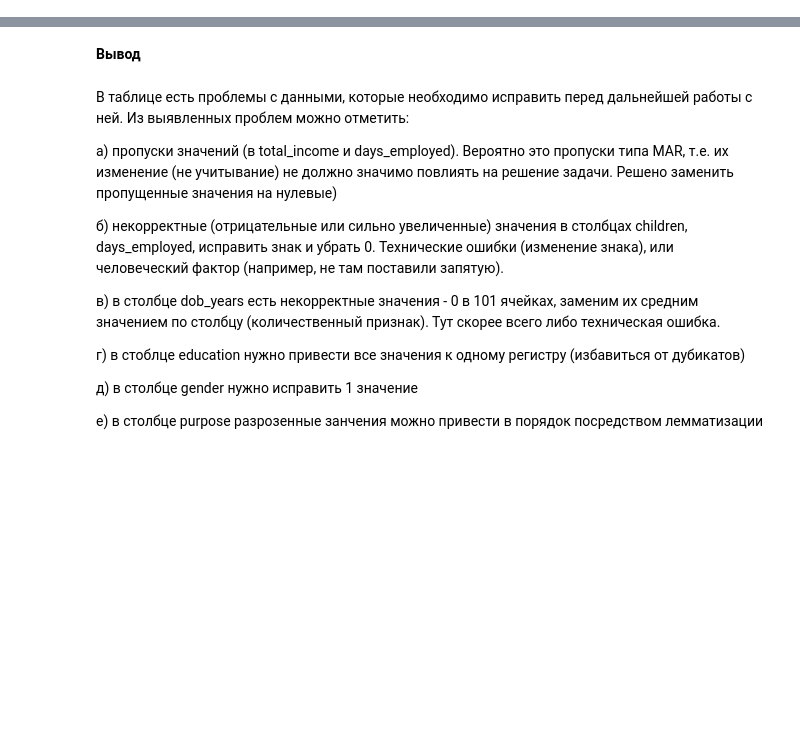
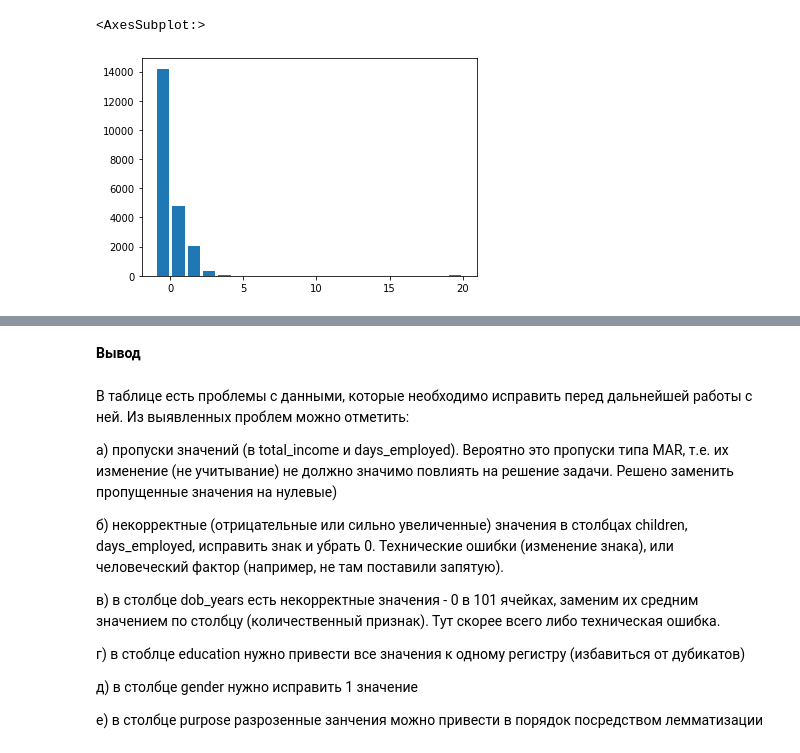
Before and after one commit to Drivdmal/Yandex.Practicum, a Jupyter notebook: reliability_of_borrowers/reliability_of_borrowers.ipynb, the cells around one changed output, grey strips where cells are left out. Drawn from its saved outputs; the diff is of its cells as text; code cells hidden in the pictures; blank space fills up the shorter version.

```diff
--- a/reliability_of_borrowers/reliability_of_borrowers.ipynb
+++ b/reliability_of_borrowers/reliability_of_borrowers.ipynb
@@ -298,0 +139,5 @@ array(['покупка жилья', 'приобретение автомобил
+# %%
+data.children.hist(bins=20, grid=False, rwidth=.8)
+# %% [output]
+<AxesSubplot:>
+[figure, added]
```
Also changed, not shown: parts of 114 cells of this notebook.
